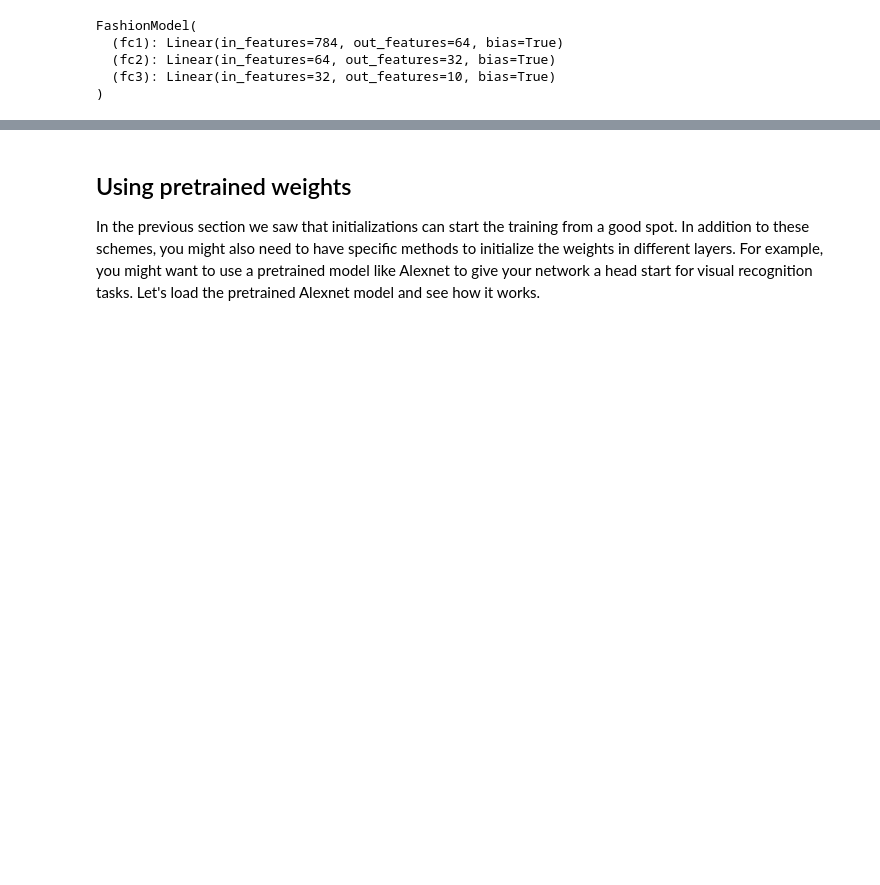
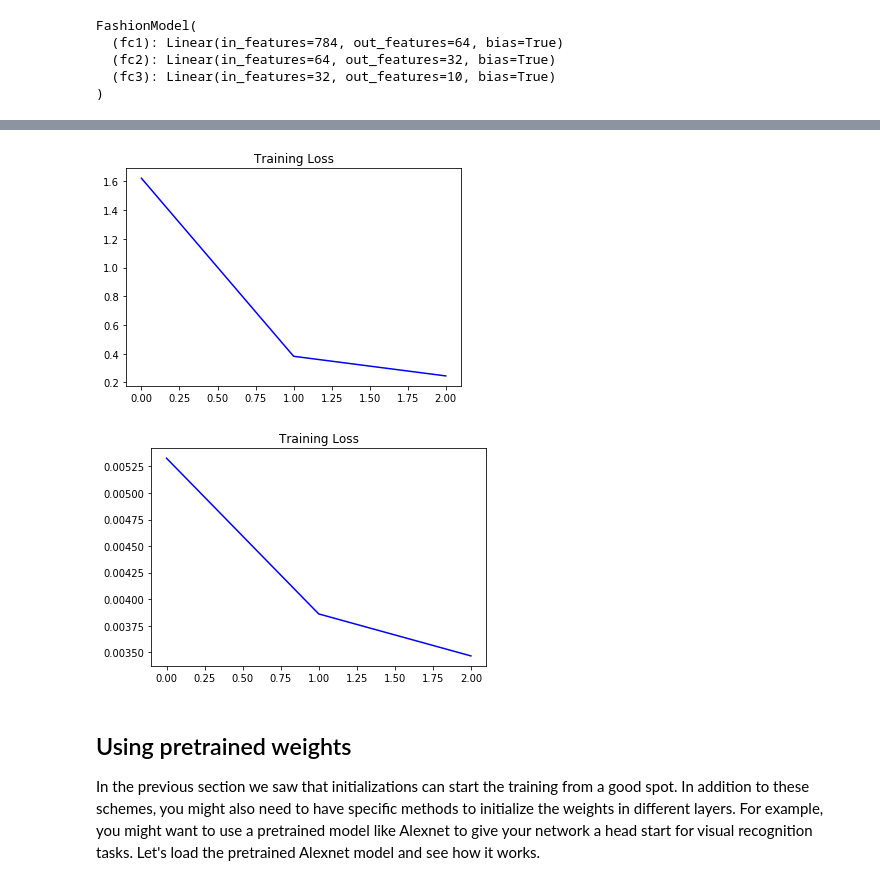
Before and after one commit to cmudeeplearning11785/Fall2018-tutorials, a Jupyter notebook: recitation-3/11785-Fall18-Recitation-3.ipynb, the cells around one changed output, grey strips where cells are left out. Drawn from its saved outputs; the diff is of its cells as text; code cells hidden in the pictures; blank space fills up the shorter version.

```diff
--- a/recitation-3/11785-Fall18-Recitation-3.ipynb
+++ b/recitation-3/11785-Fall18-Recitation-3.ipynb
@@ -343,3 +338,21 @@ FashionModel(
   (fc2): Linear(in_features=64, out_features=32, bias=True)
   (fc3): Linear(in_features=32, out_features=10, bias=True)
 )
+# %%
+### LET'S TRAIN ###
+n_epochs = 3
+
+print("NORMAL INIT WEIGHTS")
+AdamOptimizer = torch.optim.Adam(normalmodel.parameters(), lr=0.001)
+normal_trainer = Trainer(normalmodel, AdamOptimizer)
+normal_trainer.run(n_epochs)
+normal_trainer.save_model('./normal_model.pt')
+print('')
+
+
+print("XAVIER INIT WEIGHTS")
+AdamOptimizer = torch.optim.Adam(xaviermodel.parameters(), lr=0.001)
+xavier_trainer = Trainer(xaviermodel, AdamOptimizer)
+xavier_trainer.run(n_epochs)
+xavier_trainer.save_model('./xavier_model.pt')
+print('')
@@ -346,3 +371,16 @@ FashionModel(
+# %%
+### VISUALIZATION ###
+def training_plot(metrics):
+    plt.figure(1)
+    plt.plot([m.loss for m in metrics], 'b')
+    plt.title('Training Loss')
+    plt.show()
+
+training_plot(normal_trainer.metrics)
+training_plot(xavier_trainer.metrics)
+# %% [output]
+[figure, added]
+[figure, added]
 # %% [markdown]
 ## Using pretrained weights
 
```
Also changed, not shown: parts of 8 cells of this notebook.
